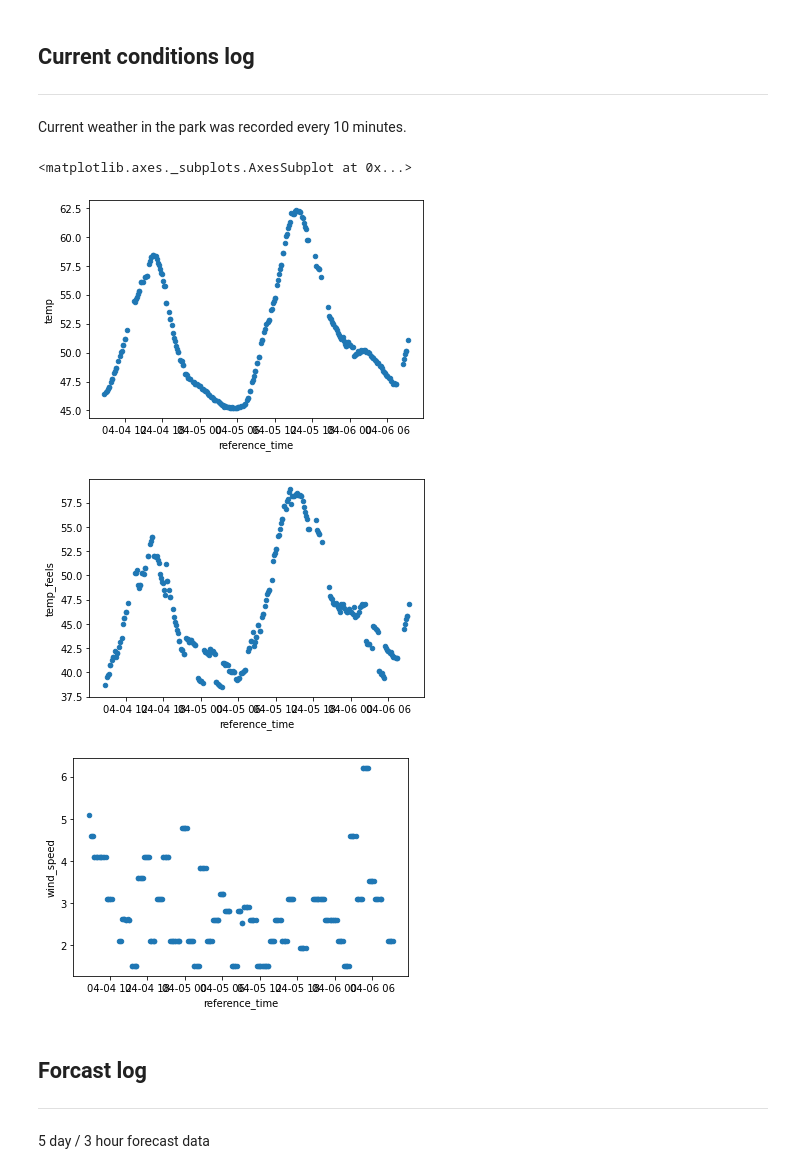
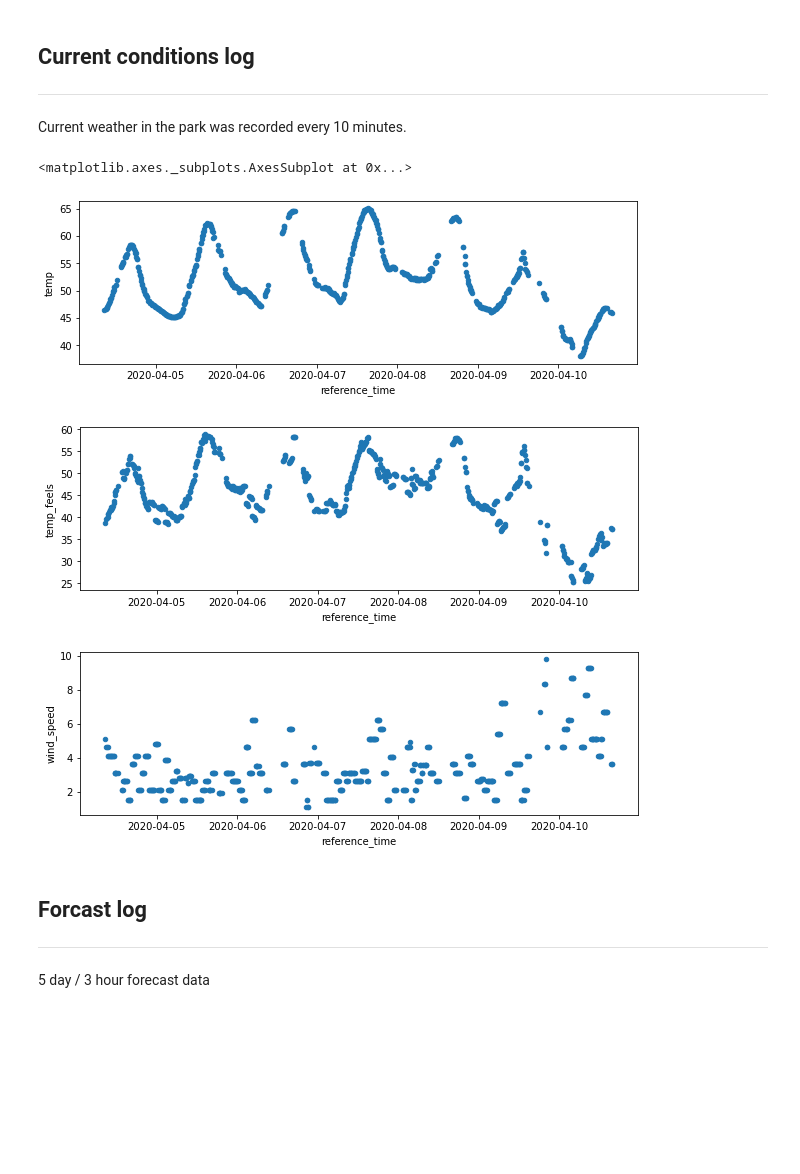
Before and after one commit to four-insightfellows-corona-project/OWM_api, a Jupyter notebook: notebooks/test_data_EDA.ipynb, the cells around one changed output. Drawn from its saved outputs; the diff is of its cells as text; code cells hidden in the pictures; blank space fills up the shorter version.

Commit message:
updating eda & more recent data

```diff
--- a/notebooks/test_data_EDA.ipynb
+++ b/notebooks/test_data_EDA.ipynb
@@ -4,3 +6,33 @@ import matplotlib.pyplot as plt
+# %%
+# Binning funcs from Huayi
+
+def binMinute(minute):
+    '''
+    Calculate which of the 15min bins the current minute falls in.
+    The bins are 05, 20, 35, 50.
+    Current minutes less than 05 belong to bin 50 of the hour before.
+    '''
+    m2q= (minute-5)/15
+    if m2q < 0:
+        newminute = -10
+    elif m2q < 1:
+        newminute = 5
+    elif m2q < 2:
+        newminute = 20
+    elif m2q < 3:
+        newminute = 35
+    elif m2q < 4:
+        newminute = 50
+    return newminute
+
+def BinTime(df_datetime_col):
+    '''
+    Take a df column that contains datetime object (df_datetime_col)
+    Return a new column that contains the binned datetime object
+    The bins are as defined in binMinute
+    '''
+    binned_col= df_datetime_col.apply(lambda x: x.replace(minute = 0, second=0) + timedelta(minutes=binMinute(x.minute)))
+    return binned_col
 # %%
 data_dir = './test_data/'
 # %%
@@ -35,16 +72,25 @@ forcast_log.head(5)
+# %%
+current_log['time_bin'] = BinTime(current_log['reception_time'])
+
+binned_current_log = pd.concat(
+    [current_log.groupby(['time_bin']).mean(),
+     current_log.groupby(['time_bin']).max()[['park_name', 'sunrise_time', 'sunset_time', 'status', 'detailed_status']]],
+    axis=1, sort=False)
+
+binned_current_log.to_csv(data_dir + 'binned_current_log.csv')
 # %% [markdown]
 ## Current conditions log
 ---
 Current weather in the park was recorded every 10 minutes.
 # %%
-current_log.plot.scatter(x='reference_time', y='temp')
-current_log.plot.scatter(x='reference_time', y='temp_feels')
-current_log.plot.scatter(x='reference_time', y='wind_speed')
+current_log.plot.scatter(x='reference_time', y='temp', figsize=(10,3))
+current_log.plot.scatter(x='reference_time', y='temp_feels', figsize=(10,3))
+current_log.plot.scatter(x='reference_time', y='wind_speed', figsize=(10,3))
 # %% [output]
 <matplotlib.axes._subplots.AxesSubplot at 0x...>
-[figure, old version]
+[figure, new version]
-[figure, old version]
+[figure, new version]
-[figure, old version]
+[figure, new version]
 # %% [markdown]
 ## Forcast log
 ---
```
Also changed, not shown: parts of 4 cells of this notebook, 3 other files.
